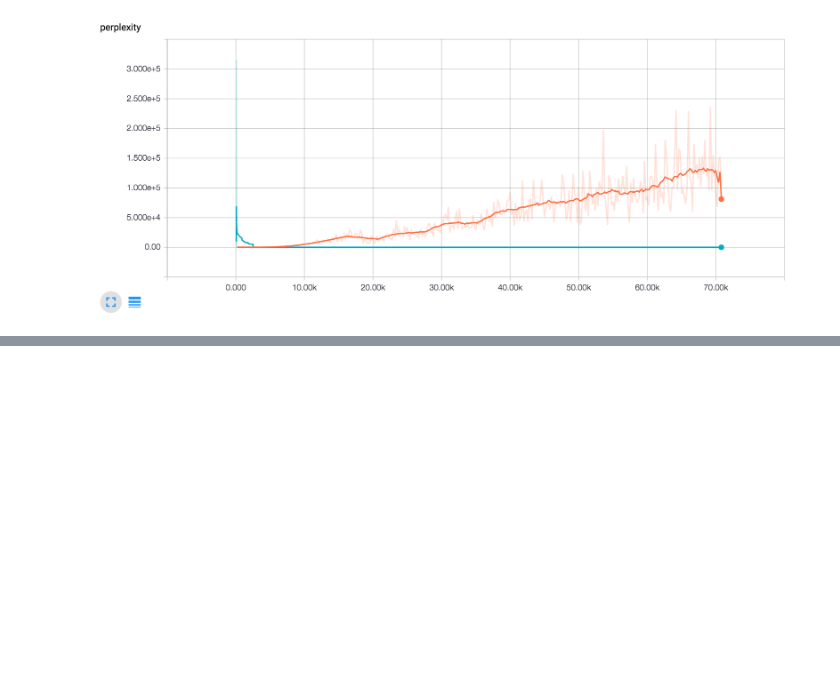
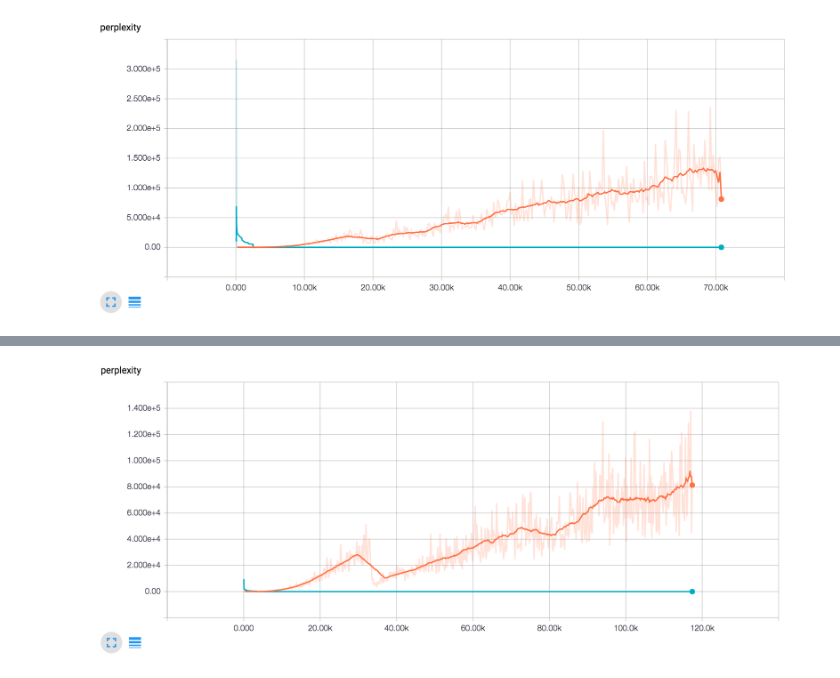
Before and after one commit to pinesol/nlp, a Jupyter notebook: hw4/Homework 4.ipynb, the cells around one changed output, grey strips where cells are left out. Saved outputs shown, nothing was run; the diff lists cells and outputs as text; code cells hidden in the pictures; blank space fills up the shorter version.

```diff
--- a/hw4/Homework 4.ipynb
+++ b/hw4/Homework 4.ipynb
@@ -174,0 +159,4 @@ TODO
+# %%
+Image(filename='attention2-perplexity.png')
+# %% [output]
+[figure, added]
```
Also changed, not shown: parts of 9 cells of this notebook, 1 other file.
